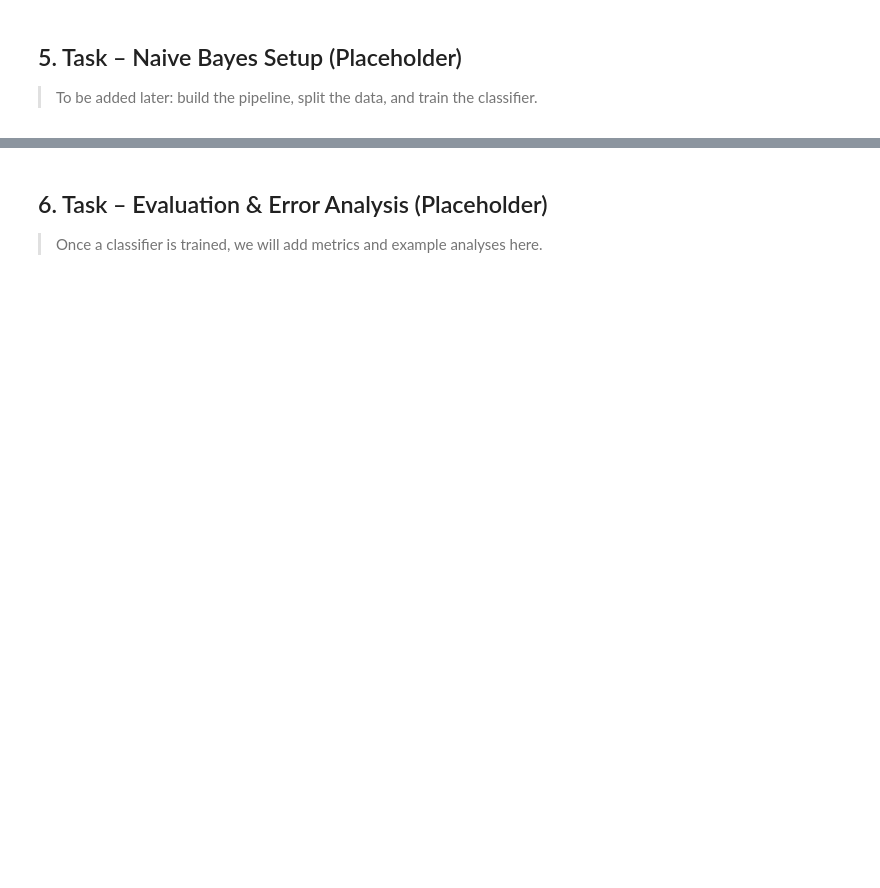
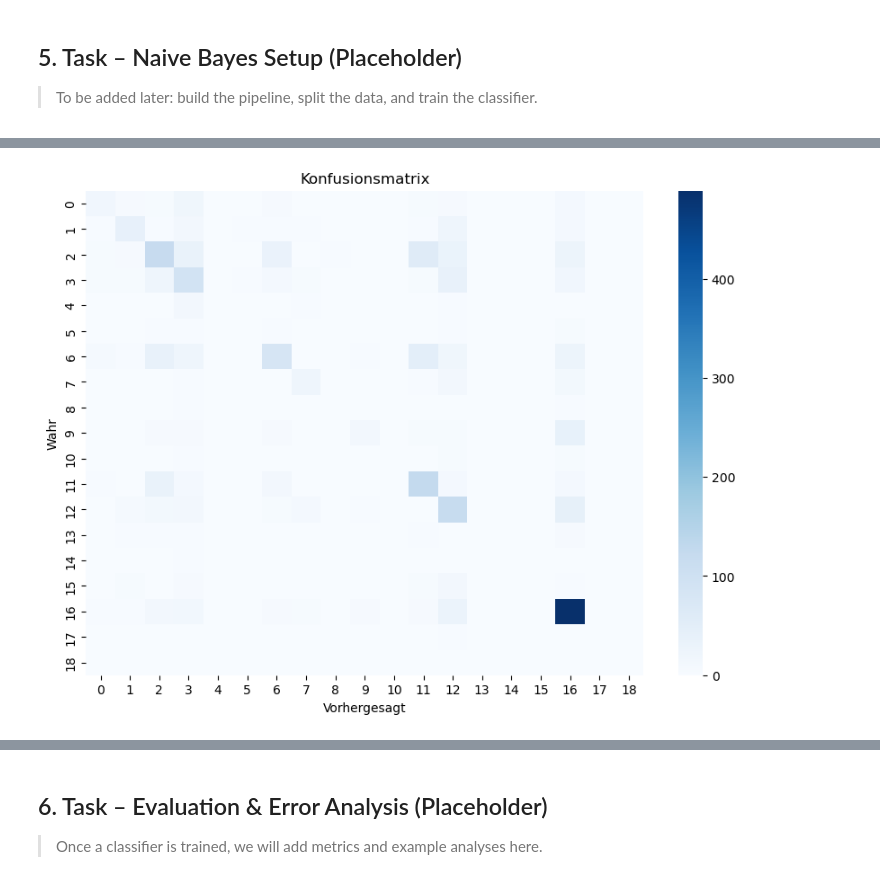
Before and after one commit to justus0306/NLP_25_26, a Jupyter notebook: Abgabe/Notebooks/lab4.ipynb, the cells around one changed output, grey strips where cells are left out. Cells and saved outputs as stored; diff of their text form; code cells hidden in the pictures; blank space fills up the shorter version.

```diff
--- a/Abgabe/Notebooks/lab4.ipynb
+++ b/Abgabe/Notebooks/lab4.ipynb
@@ -263,0 +253,84 @@ Text: putin say nord stream gas pipeline europe complete end year quarter wa...
+# %%
+# ============================================================
+# 🧠 Naive Bayes Klassifikation mit offiziellen Hugging Face Splits
+# Dataset: cardiffnlp/tweet_topic_multi
+# ============================================================
+
+from datasets import load_dataset
+import pandas as pd
+import numpy as np
+import ast
+from sklearn.feature_extraction.text import CountVectorizer
+from sklearn.naive_bayes import MultinomialNB
+from sklearn.metrics import classification_report, accuracy_score, confusion_matrix
+
+# 1️⃣ Datensatz laden (automatisch von Hugging Face)
+dataset = load_dataset("cardiffnlp/tweet_topic_multi")
+
+# 2️⃣ Trainings- und Testdaten zusammenstellen
+train_df = pd.DataFrame(dataset["train_all"])
+test_df  = pd.concat([
+    pd.DataFrame(dataset["test_2020"]),
+    pd.DataFrame(dataset["test_2021"])
+])
+
+print(f"Train: {len(train_df)} Zeilen | Test: {len(test_df)} Zeilen")
+
+# 3️⃣ Labels sicher parsen
+def safe_label_extract(x):
+    try:
+        parsed = ast.literal_eval(x) if isinstance(x, str) else x
+        if isinstance(parsed, list) and len(parsed) > 0:
+            return parsed[0]
+        elif isinstance(parsed, str):
+            return parsed
+    except (ValueError, SyntaxError):
+        pass
+    return "unknown"
+
+train_df["label_clean"] = train_df["label_name"].apply(safe_label_extract)
+test_df["label_clean"]  = test_df["label_name"].apply(safe_label_extract)
+
+# 4️⃣ Texte und Labels vorbereiten
+X_train_texts = train_df["text"].tolist()
+y_train = train_df["label_clean"].tolist()
+
+X_test_texts = test_df["text"].tolist()
+y_test = test_df["label_clean"].tolist()
+
+print(f"Beispiel-Label train: {y_train[0]}")
+print(f"Beispiel-Text train: {X_train_texts[0][:100]}...")
+
+# 5️⃣ 1000 häufigste Wörter laden
+vocab_df = pd.read_csv("../Abgabe/Data/top_1000_words.csv")
+VOCAB = vocab_df["word"].tolist()
+print(f"{len(VOCAB)} Wörter im Vokabular geladen.")
+
+# 6️⃣ Vectorizer vorbereiten (nur mit vorgegebenem Vokabular)
+vectorizer = CountVectorizer(vocabulary=VOCAB)
+X_train = vectorizer.transform(X_train_texts)
+X_test  = vectorizer.transform(X_test_texts)
+
+# 7️⃣ Naive Bayes Modell trainieren
+nb = MultinomialNB()
+nb.fit(X_train, y_train)
+
+# 8️⃣ Vorhersagen und Evaluation
+y_pred = nb.predict(X_test)
+
+print("\n📊 Klassifikationsbericht:")
+print(classification_report(y_test, y_pred))
+
+print(f"\n✅ Genauigkeit (Accuracy): {accuracy_score(y_test, y_pred):.4f}")
+
+# Optional: Konfusionsmatrix anzeigen
+import seaborn as sns
+import matplotlib.pyplot as plt
+
+plt.figure(figsize=(10, 7))
+sns.heatmap(confusion_matrix(y_test, y_pred), annot=False, cmap="Blues")
+plt.title("Konfusionsmatrix")
+plt.xlabel("Vorhergesagt")
+plt.ylabel("Wahr")
+plt.show()
+# %% [output]
@@ -263,0 +354 @@ Text: putin say nord stream gas pipeline europe complete end year quarter wa...
+[figure, added]
```
Also changed, not shown: parts of 19 cells of this notebook, 2 other files.
